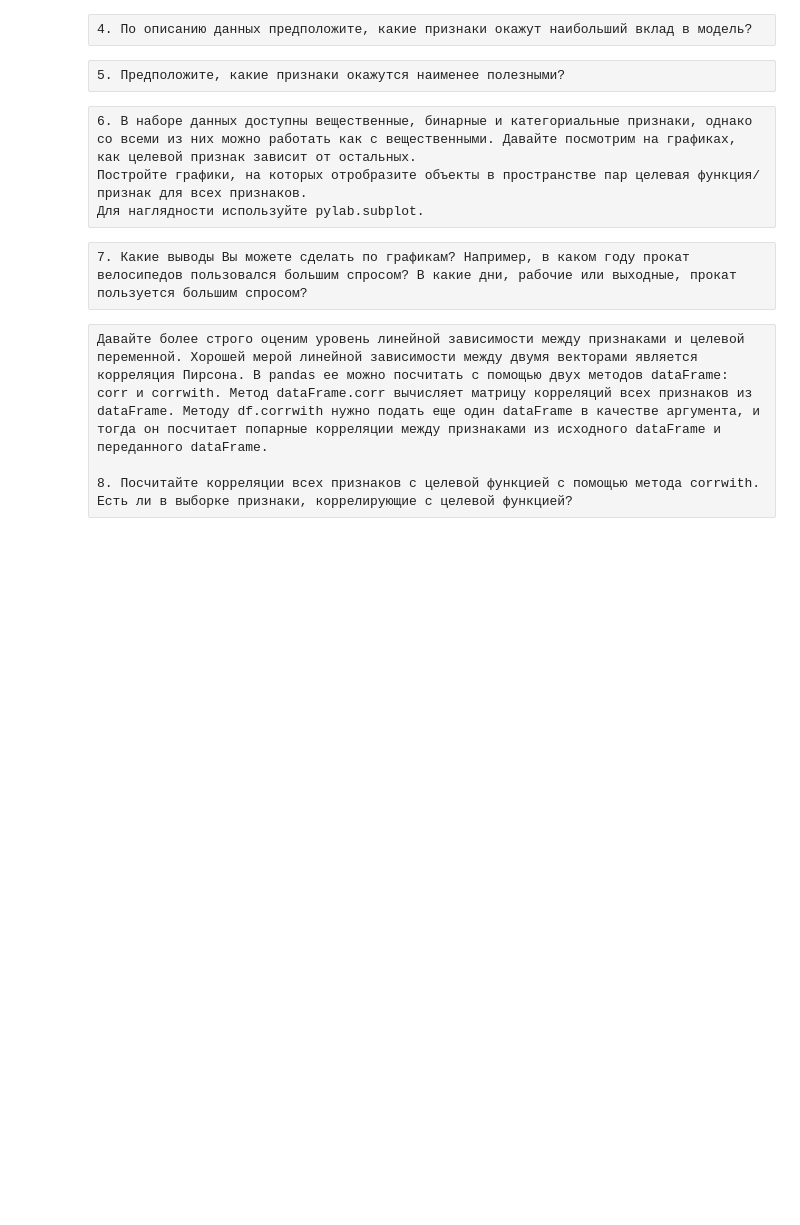
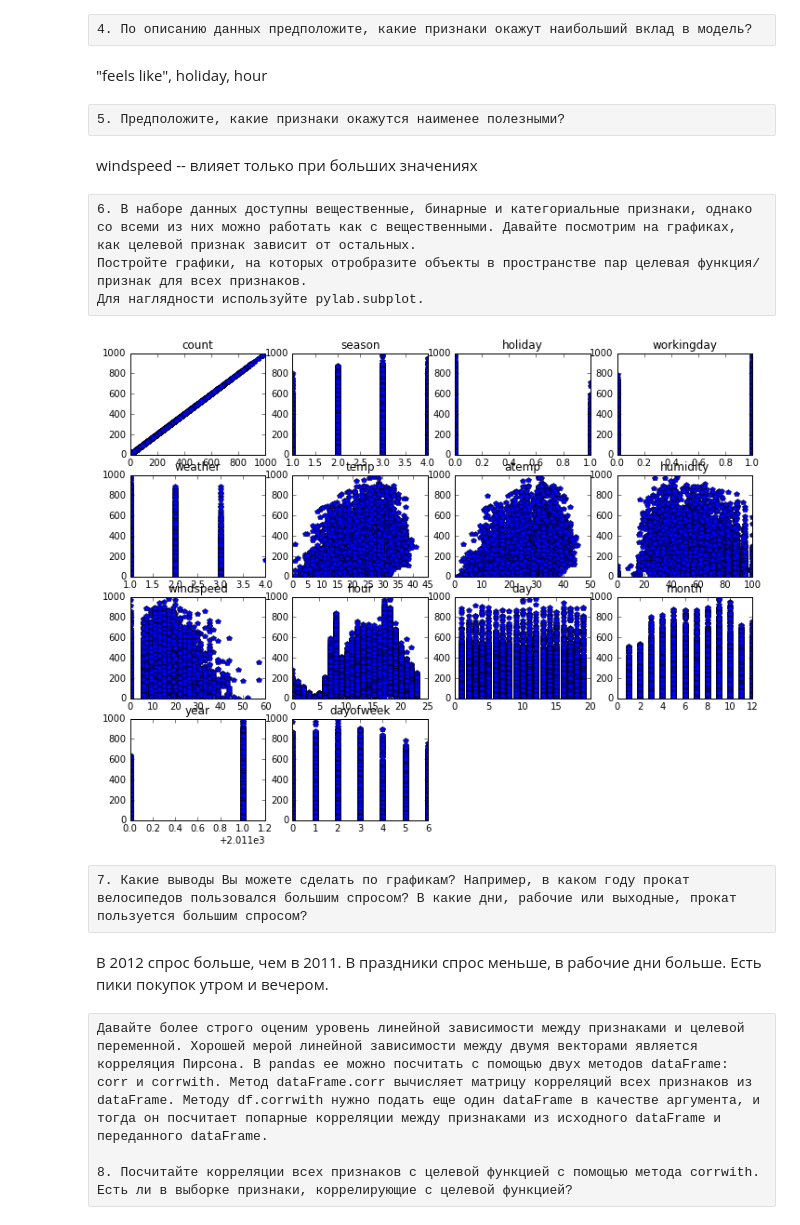
Before and after one commit to etoestja/inf, a Jupyter notebook: mipt/s6/python/task2/Assignment.ipynb, the cells around one changed output. Saved outputs shown, nothing was run; the diff lists cells and outputs as text; code cells hidden in the pictures; blank space fills up the shorter version.

```diff
--- a/mipt/s6/python/task2/Assignment.ipynb
+++ b/mipt/s6/python/task2/Assignment.ipynb
@@ -24,4 +28,21 @@ import pandas as pd
 # %% [raw]
 1. Считайте данные из файла bike_sharing_train.csv в pandas.DataFrame
+# %%
+# Делаем datetime обычным признаком, а не индексом
+df = pd.DataFrame.from_csv("bike_sharing_train.csv", index_col = False)
+
+# Конвертируем дату в час-день-месяц-год + день недели
+df.datetime = df.datetime.apply(pd.to_datetime)
+df['hour'] = df.datetime.apply(lambda x: x.hour)
+df['day'] = df.datetime.apply(lambda x: x.day)
+df['month'] = df.datetime.apply(lambda x: x.month)
+df['year'] = df.datetime.apply(lambda x: x.year)
+df['dayofweek'] = df.datetime.apply(lambda x: x.dayofweek)
+df.drop('datetime', axis = 1, inplace = True)
+
+# перемещаем count в начало
+cols = df.columns.tolist()
+cols.insert(0, cols.pop(cols.index('count')))
+df = df.reindex(columns=cols)
 # %% [raw]
 2. Выведите небольшую часть получившегося DataFrame на экран, посмотрите на данные
@@ -52,14 +83,31 @@ import pandas as pd
 ***count*** - number of total rentals
 # %% [raw]
 4. По описанию данных предположите, какие признаки окажут наибольший вклад в модель?
+# %% [markdown]
+"feels like", holiday, hour
 # %% [raw]
 5. Предположите, какие признаки окажутся наименее полезными?
+# %% [markdown]
+windspeed -- влияет только при больших значениях
 # %% [raw]
 6. В наборе данных доступны вещественные, бинарные и категориальные признаки, однако со всеми из них можно работать как с вещественными. Давайте посмотрим на графиках, как целевой признак зависит от остальных.
 Постройте графики, на которых отробразите объекты в пространстве пар целевая функция/признак для всех признаков.
 Для наглядности используйте pylab.subplot.
+# %%
+k = 1
+plt.figure(figsize=(12,9))
+for a in df:
+    plt.subplot(4, 4, k)
+    plt.plot(df[a], df['count'], 'p')
+    plt.title(a)
+    #plt.ylabel('count')
+    k += 1
+# %% [output]
+[figure, added]
 # %% [raw]
 7. Какие выводы Вы можете сделать по графикам? Например, в каком году прокат велосипедов пользовался большим спросом? В какие дни, рабочие или выходные, прокат пользуется большим спросом?
+# %% [markdown]
+В 2012 спрос больше, чем в 2011. В праздники спрос меньше, в рабочие дни больше. Есть пики покупок утром и вечером.
 # %% [raw]
 Давайте более строго оценим уровень линейной зависимости между признаками и целевой переменной. Хорошей мерой линейной зависимости между двумя векторами является корреляция Пирсона. В pandas ее можно посчитать с помощью двух методов dataFrame: corr и corrwith. Метод dataFrame.corr вычисляет матрицу корреляций всех признаков из dataFrame. Методу df.corrwith нужно подать еще один dataFrame в качестве аргумента, и тогда он посчитает попарные корреляции между признаками из исходного dataFrame и переданного dataFrame.
 
```
Also changed, not shown: parts of 37 cells of this notebook.
